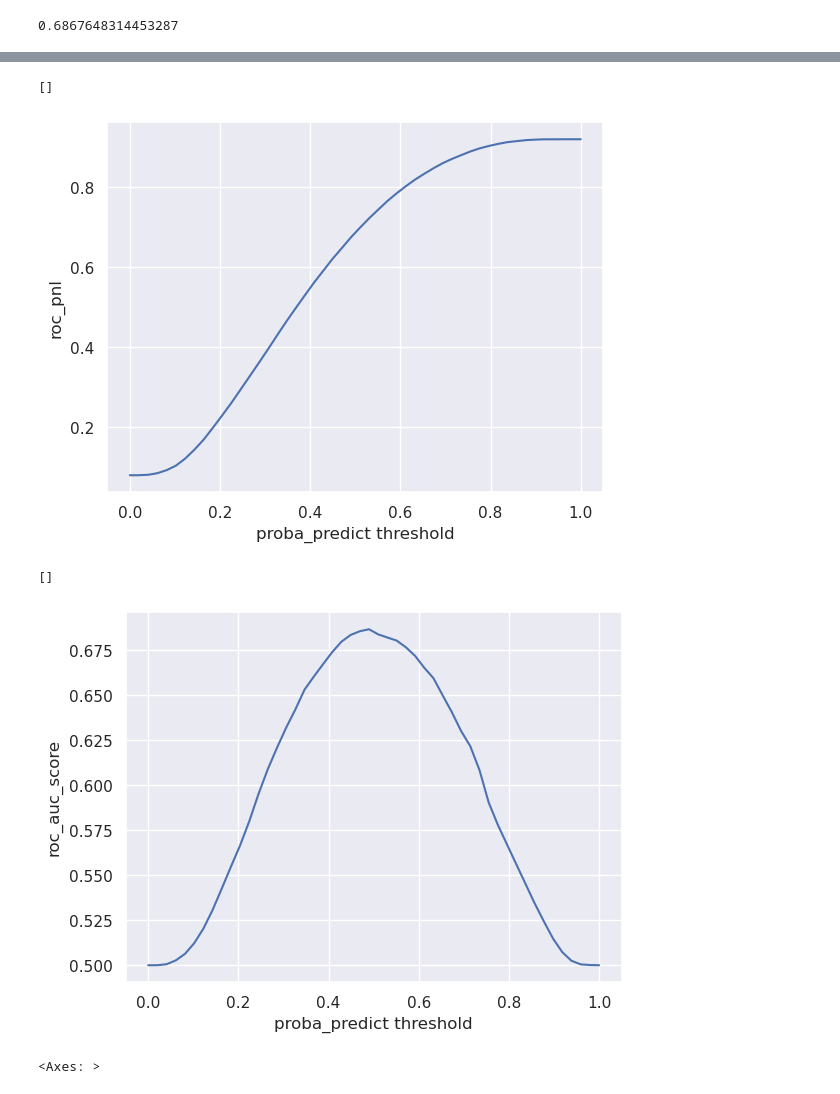
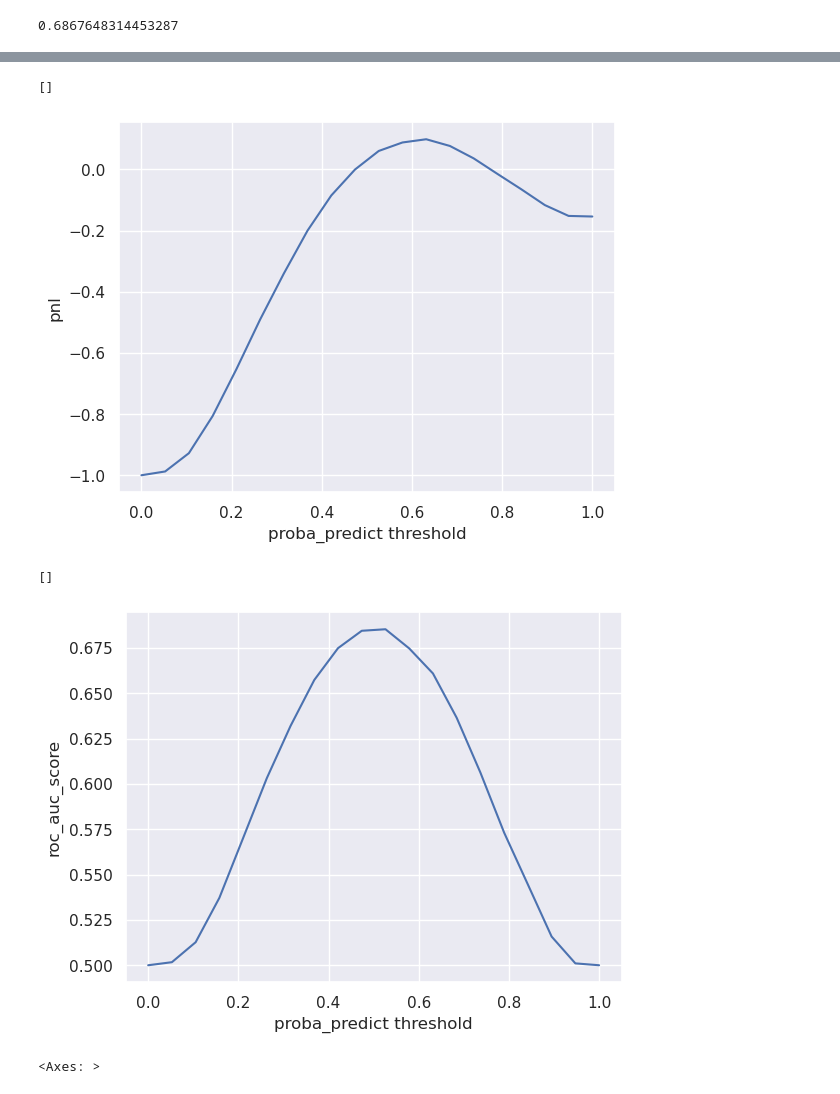
Before and after one commit to carlgennetais/P7_scoring_ML, a Jupyter notebook: notebooks/P7_04_modeling-pipeline.ipynb, the cells around one changed output, grey strips where cells are left out. Drawn from its saved outputs; the diff is of its cells as text; code cells hidden in the pictures.

```diff
--- a/notebooks/P7_04_modeling-pipeline.ipynb
+++ b/notebooks/P7_04_modeling-pipeline.ipynb
@@ -80,10 +82,10 @@ GOODS_CREDIT_RATIO = (
 
 
 def pnl(
+    y_true: "ndarray",
     y_pred: "ndarray",
-    y_true: "ndarray",
     interest: "float" = 0.04,
-    goods_recover_rate: "float" = 0.60,
+    goods_recover_rate: "float" = 0.30,
     normalize: "bool" = True,
 ):
     """
@@ -92,10 +94,10 @@ def pnl(
 
     Parameters
     ----------
+    y_true: ndarray
+        Numpy array of true classes
     y_pred: ndarray
         Numpy array of predictions given by a model (0 or 1)
-    y_true: ndarray
-        Numpy array of true classes
     interest: float, default 0.04
         Interest rate on credit amount the bank charges when loan is correctly repayed.
         Because this value was not provided in the dataset, we'll use current market tendencies.
@@ -143,12 +145,11 @@ def pnl(
     bank_revenue = np.where(
         (y_pred == 0) & (y_true == 1),
         -credit + seized_goods,
-        # -credit * (1 + interest) + seized_goods,
         bank_revenue,
     )
     if normalize:
         return bank_revenue.sum() / pnl(
-            y_test, y_test, interest, goods_recover_rate, normalize=False
+            y_true, y_true, interest, goods_recover_rate, normalize=False
         )
     else:
         return bank_revenue.sum()
@@ -203,12 +204,11 @@ NaiveUnderSamplerTf = FunctionTransformer(NaiveUnderSampler)
 # print(X.shape)
 # print(y.shape)
 # %%
-samplerList = [NaiveUnderSamplerTf, RandomUnderSampler()]
 model_params = {"max_iter": 500}
 pipe = Pipeline(
     [
         ("sampler", RandomUnderSampler()),
-        ("imputer", SimpleImputer(strategy="mean")),
+        ("imputer", SimpleImputer()),
         ("scaler", MinMaxScaler()),
         ("classifier", LogisticRegression(**model_params)),
     ]
@@ -221,12 +241,19 @@ Pipeline(steps=[('sampler', RandomUnderSampler()), ('imputer', SimpleImputer()),
 # %%
 # grid = GridSearchCV(pipe, param_grid={}, cv=3, n_jobs=-1, verbose=3, scoring=pnl_scorer)
 param_grid = [
-    {"sampler": ["passthrough"], "classifier__class_weight": ["balanced"]},
     {
-        "sampler": [
-            RandomUnderSampler(),
-        ],
+        "sampler": ["passthrough"],
+        # "imputer__strategy": ["mean", "median"],
+        "classifier__class_weight": ["balanced"],
+        "classifier": [LogisticRegression()],
+        "classifier__penalty": ["l1", "l2"],
+    },
+    {
         "imputer__strategy": ["mean", "median"],
+        "scaler": [MinMaxScaler(), StandardScaler()],
+        "classifier": [RandomForestClassifier()],
+        "classifier__n_estimators": [100, 500],
+        "classifier__oob_score": [True, False],
     },
 ]
 grid = GridSearchCV(
@@ -298,7 +397,7 @@ X_train.shape
 res_roc_auc = pd.Series()
 res_accuracy = pd.Series()
 res_pnl = pd.Series()
-for threshold in np.linspace(0, 1, 50):
+for threshold in np.linspace(0, 1, 20):
     y_pred_threshold = (
         model.predict_proba(
             X_test,
@@ -307,7 +406,7 @@ for threshold in np.linspace(0, 1, 50):
     ).astype(int)
     res_roc_auc.loc[threshold] = metrics.roc_auc_score(y_test, y_pred_threshold)
     res_accuracy.loc[threshold] = metrics.accuracy_score(y_test, y_pred_threshold)
-    res_pnl.loc[threshold] = metrics.accuracy_score(y_test, y_pred_threshold)
+    res_pnl.loc[threshold] = pnl(y_test, y_pred_threshold)
 # %%
 res_roc_auc.idxmax()
 # %% [output]
@@ -323,13 +434,13 @@ res_pnl.max()
 # %%
 ax = res_pnl.plot()
 plt.xlabel("proba_predict threshold")
-plt.ylabel("roc_pnl")
+plt.ylabel("pnl")
 plt.plot()
 # ax = res_accuracy.plot()
 # TODO: use pnl as y-axis
 # %% [output]
 []
-[figure, old version]
+[figure, new version]
 # %%
 ax = res_roc_auc.plot()
 plt.xlabel("proba_predict threshold")
@@ -339,7 +450,7 @@ plt.plot()
 # TODO: use pnl as y-axis
 # %% [output]
 []
-[figure, old version]
+[figure, new version]
 # %%
 res_accuracy.plot()
 # %% [output]
```
Also changed, not shown: parts of 16 cells of this notebook.
